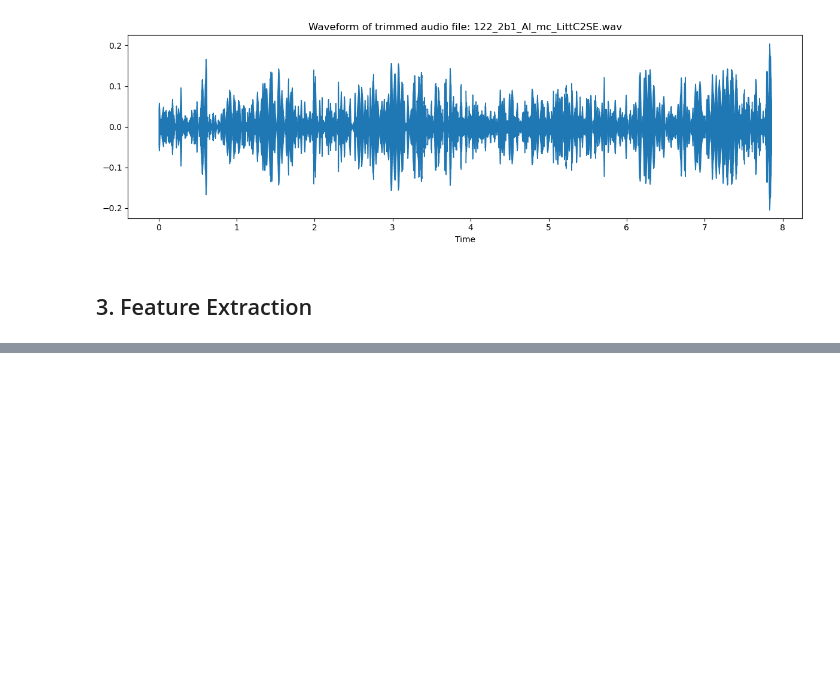
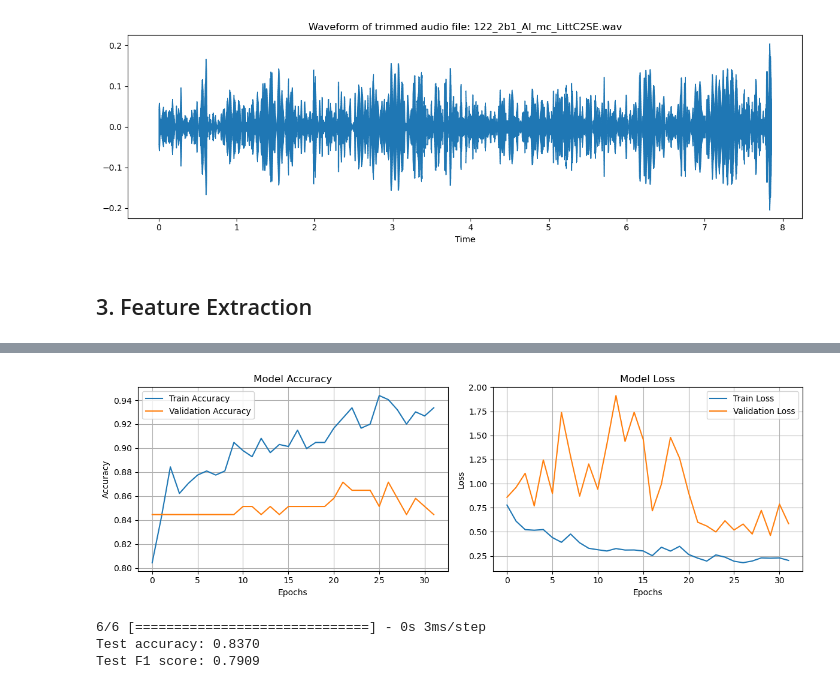
Before and after one commit to Ardavaa/breathelytics, a Jupyter notebook: notebook/cnn.ipynb, the cells around one changed output, grey strips where cells are left out. Cells and saved outputs as stored; diff of their text form; code cells hidden in the pictures; blank space fills up the shorter version.

```diff
--- a/notebook/cnn.ipynb
+++ b/notebook/cnn.ipynb
@@ -170,0 +357,20 @@ MFCC dataframe shape: (920, 14)
+# %%
+model.compile(
+    optimizer=Adam(learning_rate=0.002),
+    loss='categorical_crossentropy',
+    metrics=['accuracy']
+)
+
+callbacks = [
+    EarlyStopping(monitor='val_loss', patience=5, restore_best_weights=True),
+    ModelCheckpoint('../model/cnn_classifier.h5', save_best_only=True, monitor='val_loss')
+]
+# %%
+history = model.fit(
+    X_train, y_train,
+    validation_split=0.2,
+    epochs=32,
+    batch_size=32,
+    # callbacks=callbacks,
+    verbose=1
+)
@@ -170,0 +395,35 @@ MFCC dataframe shape: (920, 14)
+# %%
+# visualize training history
+plt.figure(figsize=(12, 4))
+plt.subplot(1, 2, 1)
+plt.plot(history.history['accuracy'], label='Train Accuracy')
+plt.plot(history.history['val_accuracy'], label='Validation Accuracy')
+plt.title('Model Accuracy')
+plt.xlabel('Epochs')
+plt.ylabel('Accuracy')
+plt.legend()
+plt.grid()
+
+plt.subplot(1, 2, 2)
+plt.plot(history.history['loss'], label='Train Loss')
+plt.plot(history.history['val_loss'], label='Validation Loss')
+plt.title('Model Loss')
+plt.xlabel('Epochs')
+plt.ylabel('Loss')
+plt.legend()
+plt.grid()
+plt.tight_layout()
+plt.show()
+# %% [output]
+[figure, added]
+# %%
+# print the test accuracy
+y_pred = model.predict(X_test)
+y_pred_classes = np.argmax(y_pred, axis=1)
+y_test_classes = np.argmax(y_test, axis=1)
+print(f"Test accuracy: {accuracy_score(y_test_classes, y_pred_classes):.4f}")
+print(f"Test F1 score: {f1_score(y_test_classes, y_pred_classes, average='weighted'):.4f}")
+# %% [output]
+6/6 [==============================] - 0s 3ms/step
+Test accuracy: 0.8370
+Test F1 score: 0.7909
```
Also changed, not shown: parts of 14 cells of this notebook, 2 other files.
